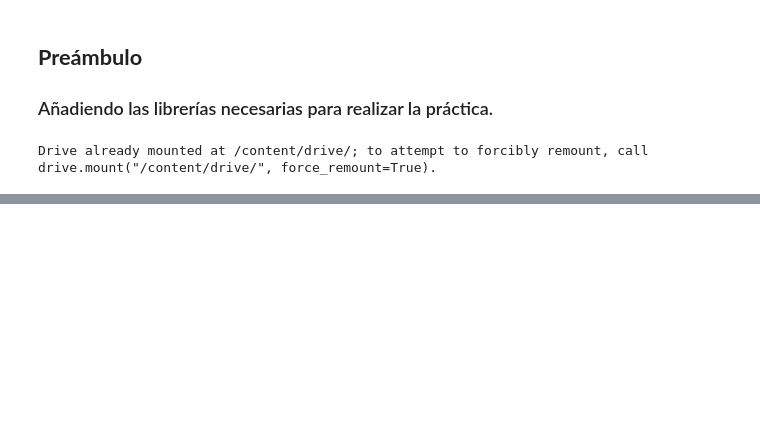
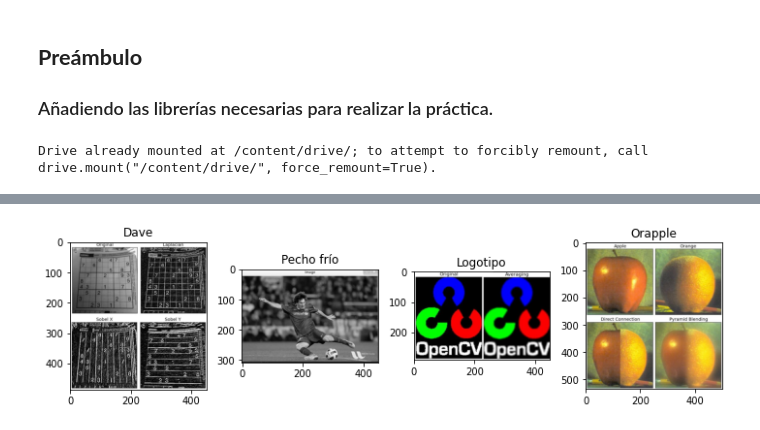
Before and after one commit to RhinoBlindado/vc2122, a Jupyter notebook: practica0/p0_introToOpenCV.ipynb, the cells around one changed output, grey strips where cells are left out. Saved outputs shown, nothing was run; the diff lists cells and outputs as text; code cells hidden in the pictures; blank space fills up the shorter version.

```diff
--- a/practica0/p0_introToOpenCV.ipynb
+++ b/practica0/p0_introToOpenCV.ipynb
@@ -248,7 +375,7 @@ def pintaIMVentana(dictIm):
     ----------
     dictIm : Dictionary of "Title : Image"
         Dictionary containg a Title that maps to an Image object (Numpy Array) to be printed.
-
+indica
     Returns
     -------
     None.
@@ -268,10 +395,9 @@ def pintaIMVentana(dictIm):
         im = dictIm[element]
         # ...Add the image to the subplot, same prodecure as normal printing, ...
         if len(im.shape) == 2:
-            plt.imshow(im, cmap='gray', norm=clr.Normalize())
+            plt.imshow(im, cmap='gray')
         else:
-            imAux = (im - np.min(im)) / (np.max(im) - np.min(im))
-            plt.imshow(imAux[:,:,::-1])
+            plt.imshow(im[:,:,::-1])
         # ... Add the title...
         plt.title(element)
         # ... And update the identifier (just a counter, really).
@@ -284,7 +410,9 @@ def pintaIMVentana(dictIm):
 # %%
 # Task 5: Show multiple images in a single window with their own titles.
 ##########
 
 #   Setting up a dictionary to be used for the generation of each image.
-imageDict = {"Dave" : imageDave, "Pecho frío" : imageMessi, "Logotipo" : imageLogo, "Orapple" : imageOrappleColor, "Ruido" : colorMatrix}
+imageDict = {"Dave" : imageDave, "Pecho frío" : imageMessi, "Logotipo" : imageLogo, "Orapple" : imageOrappleColor}
 pintaIMVentana(imageDict)
+# %% [output]
+[figure, added]
```
Also changed, not shown: parts of 26 cells of this notebook, 9 other files.
